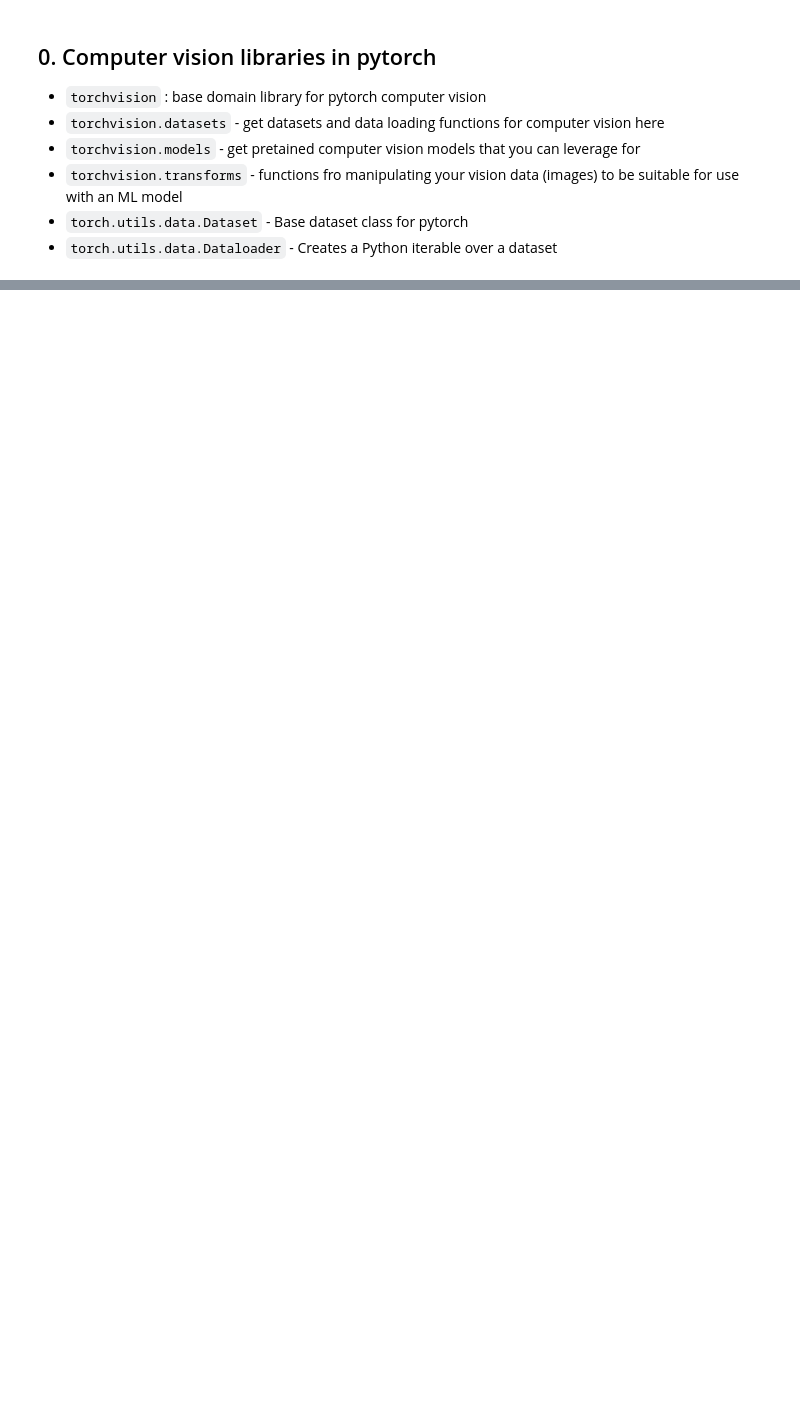
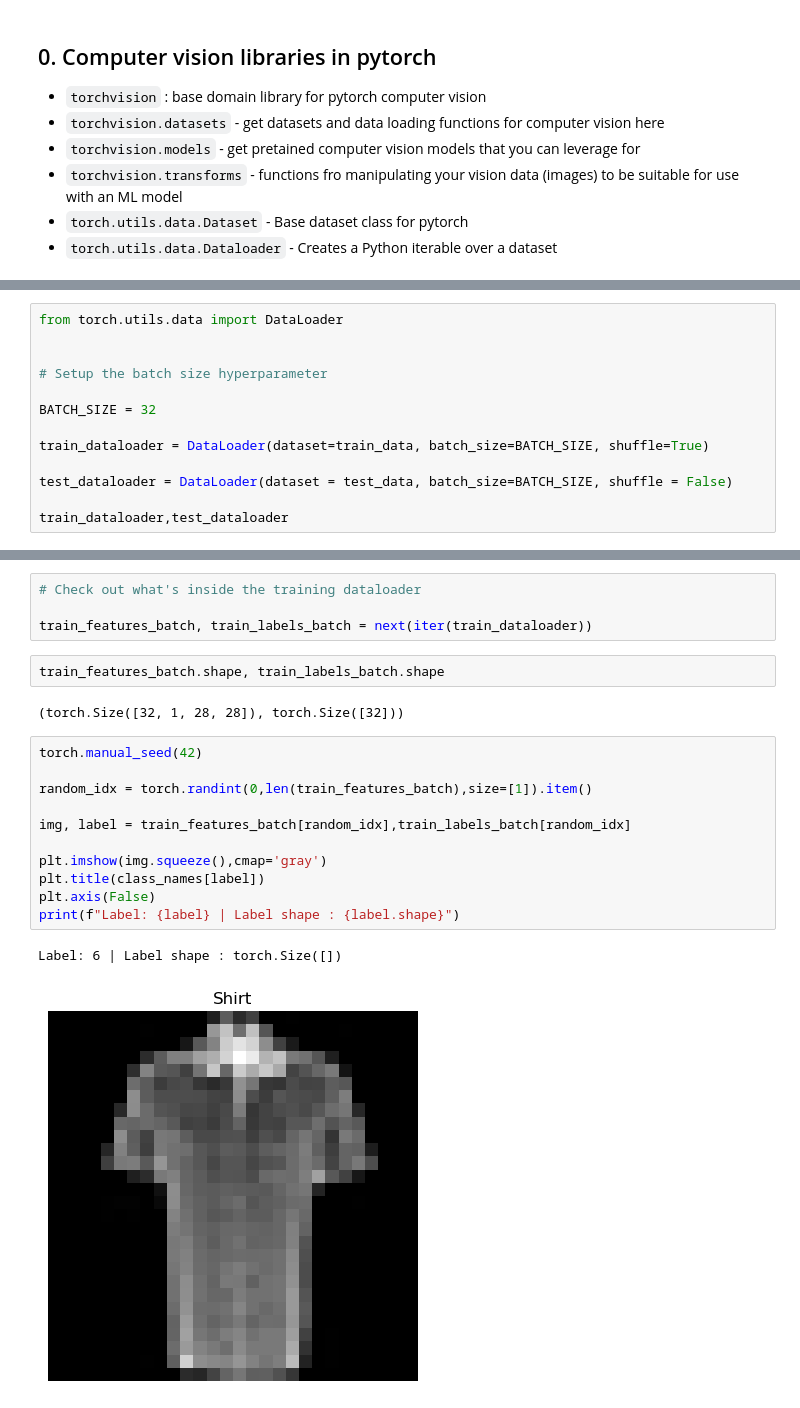
Before and after one commit to pjy0422/pytorch, a Jupyter notebook: pytorch_vision.ipynb, the cells around one changed output, grey strips where cells are left out. Saved outputs shown, nothing was run; the diff lists cells and outputs as text; blank space fills up the shorter version.

```diff
--- a/pytorch_vision.ipynb
+++ b/pytorch_vision.ipynb
@@ -26,0 +128,13 @@ torchvision.__version__
+# %%
+from torch.utils.data import DataLoader
+
+
+# Setup the batch size hyperparameter
+
+BATCH_SIZE = 32
+
+train_dataloader = DataLoader(dataset=train_data, batch_size=BATCH_SIZE, shuffle=True)
+
+test_dataloader = DataLoader(dataset = test_data, batch_size=BATCH_SIZE, shuffle = False)
+
+train_dataloader,test_dataloader
@@ -26,0 +154,22 @@ torchvision.__version__
+# %%
+# Check out what's inside the training dataloader
+
+train_features_batch, train_labels_batch = next(iter(train_dataloader))
+# %%
+train_features_batch.shape, train_labels_batch.shape
+# %% [output]
+(torch.Size([32, 1, 28, 28]), torch.Size([32]))
+# %%
+torch.manual_seed(42)
+
+random_idx = torch.randint(0,len(train_features_batch),size=[1]).item()
+
+img, label = train_features_batch[random_idx],train_labels_batch[random_idx]
+
+plt.imshow(img.squeeze(),cmap='gray')
+plt.title(class_names[label])
+plt.axis(False)
+print(f"Label: {label} | Label shape : {label.shape}")
+# %% [output]
+Label: 6 | Label shape : torch.Size([])
+[figure, added]
```
Also changed, not shown: parts of 34 cells of this notebook, 8 other files.
